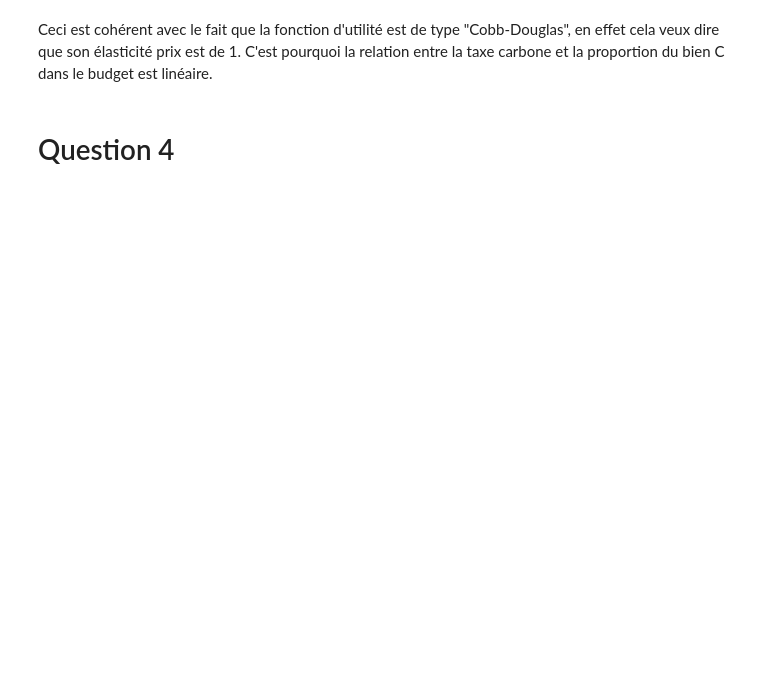
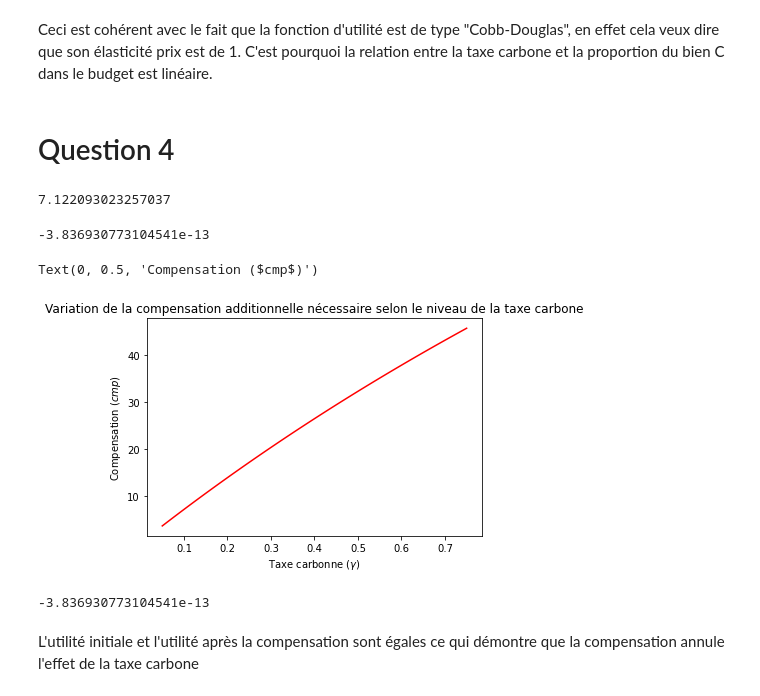
Before and after one commit to felixpoirier1/Devoir1, a Jupyter notebook: devoir.ipynb, the cells around one changed output. Saved outputs shown, nothing was run; the diff lists cells and outputs as text; code cells hidden in the pictures; blank space fills up the shorter version.

```diff
--- a/devoir.ipynb
+++ b/devoir.ipynb
@@ -117,3 +117,9 @@ plt.show()
 Ceci est cohérent avec le fait que la fonction d'utilité est de type "Cobb-Douglas", en effet cela veux dire que son élasticité prix est de 1. C'est pourquoi la relation entre la taxe carbone et la proportion du bien C dans le budget est linéaire.
 # %% [markdown]
 # Question 4
+# %%
+def v(I, PC, PN, alpha = 0.7, p = 0.5):
+    return (alpha*C_star(I, PN, PC, alpha, p)**p + (1-alpha)*N_star(I, PN, PC, alpha, p)**p)**(1/p)
+# %%
+def slack(cmp, PC, PN, I, alpha, PC_taxe):
+    return v(I, PC, PN, alpha, p) - v(I+cmp, PC_taxe, PN, alpha, p)
@@ -119,0 +130,30 @@ Ceci est cohérent avec le fait que la fonction d'utilité est de type "Cobb-Dou
+# %%
+def compens(PC, PC_taxe, PN, I, alpha):
+    return bisect(slack, 0, I, args=(PC, PN, I, alpha, PC_taxe))
+# %%
+cmp = compens(PC, PC_taxe, PN, I, alpha)
+# %% [output]
+7.122093023257037
+# %%
+slack(compens(PC, PC_taxe, PN, I, alpha), PC, PN, I, alpha, PC_taxe)
+# %% [output]
+-3.836930773104541e-13
+# %%
+
+y = [compens(PC, PC*(1+gamma), PN, I, alpha) for gamma in X]
+
+plt.plot(X, y, 'r-')
+plt.title('Variation de la compensation additionnelle nécessaire selon le niveau de la taxe carbone')
+plt.xlabel(r'Taxe carbonne ($\gamma$)')
+plt.ylabel(r'Compensation ($cmp$)')
+# %% [output]
+Text(0, 0.5, 'Compensation ($cmp$)')
+[figure, added]
+# %%
+util_initiale = v(I, PC, PN)
+util_finale = v(I+cmp, PC_taxe, PN)
+print(util_initiale - util_finale)
+# %% [output]
+-3.836930773104541e-13
+# %% [markdown]
+L'utilité initiale et l'utilité après la compensation sont égales ce qui démontre que la compensation annule l'effet de la taxe carbone
```
Also changed, not shown: parts of 17 cells of this notebook, 3 other files.
